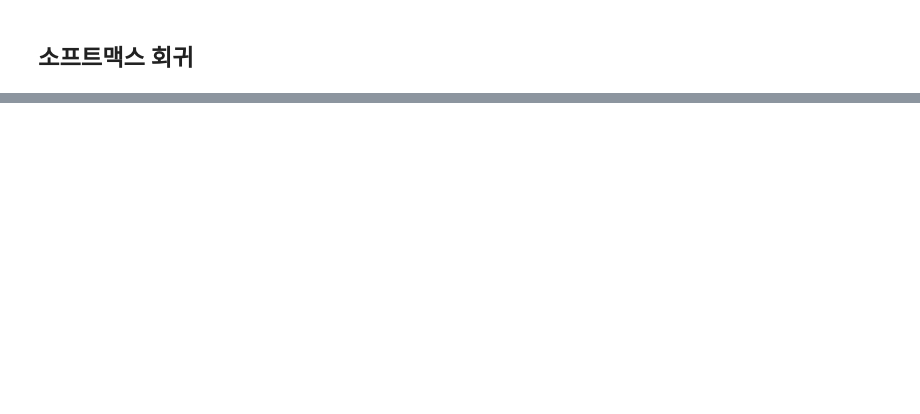
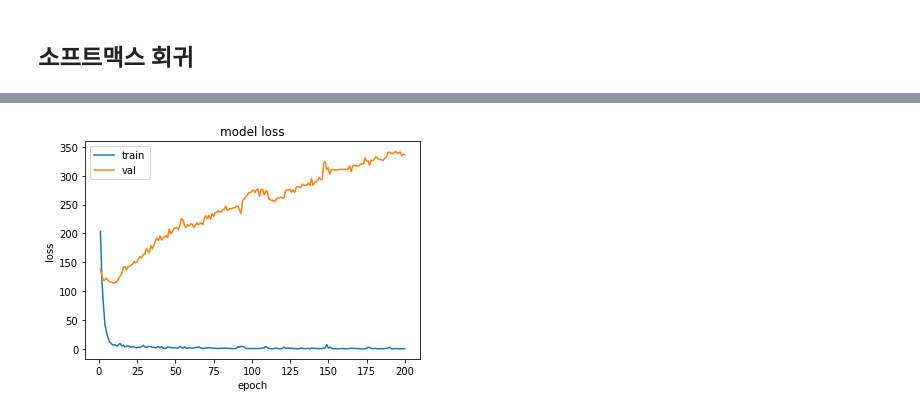
Before and after one commit to wolee777/Workspace-AI-NLP, a Jupyter notebook: 09.Movie-Review-Classification.ipynb, the cells around one changed output, grey strips where cells are left out. Saved outputs shown, nothing was run; the diff lists cells and outputs as text; code cells hidden in the pictures; blank space fills up the shorter version.

Commit message:
Movie review classification

```diff
--- a/09.Movie-Review-Classification.ipynb
+++ b/09.Movie-Review-Classification.ipynb
@@ -221,8 +254,8 @@ max_X_length
 # %% [output]
 593
 # %%
-X = pad_sequences( X, maxlen = max_X_length, padding = 'post' )
-X
+movie_token_pad_storys = pad_sequences( movie_token_int_storys, maxlen = max_X_length, padding = 'post' )
+movie_token_pad_storys
 # %% [output]
 array([[ 72,   1, 864, ...,   0,   0,   0],
        [ 11, 560,   1, ...,   0,   0,   0],
@@ -233,0 +276,3 @@ array([[ 72,   1, 864, ...,   0,   0,   0],
+# %%
+X = movie_token_pad_storys[ :300 ] # 학습용 feature X
+pred_X = movie_token_pad_storys[ 300: ] # 학습 후 테스트 feature X
@@ -258,6 +331,6 @@ array([ 0,  0,  1,  2,  3,  0,  0,  0,  0,  4,  0,  0,  1,  5,  6,  4,  4,
 # %%
-y = to_categorical( movie_genre_codes )
-y
+genre_data = to_categorical( movie_genre_codes )
+genre_data
 # %% [output]
 array([[1., 0., 0., ..., 0., 0., 0.],
        [1., 0., 0., ..., 0., 0., 0.],
@@ -266,3 +339,6 @@ array([[1., 0., 0., ..., 0., 0., 0.],
        [1., 0., 0., ..., 0., 0., 0.],
        [1., 0., 0., ..., 0., 0., 0.],
        [1., 0., 0., ..., 0., 0., 0.]], dtype=float32)
+# %%
+y = genre_data[ :300 ] # 학습용 label X
+pred_y = genre_data[ 300: ] # # 학습 후 테스트 label X
@@ -334,0 +447,11 @@ Epoch 200/200
+# %%
+epochs = range( 1, len( history.history[ 'accuracy' ] ) + 1 )
+plt.plot( epochs, history.history[ 'loss' ] )
+plt.plot(epochs, history.history[ 'val_loss' ] )
+plt.title( 'model loss' )
+plt.ylabel( 'loss' )
+plt.xlabel( 'epoch' )
+plt.legend( [ 'train', 'val' ], loc = 'upper left' )
+plt.show()
+# %% [output]
+[figure, added]
```
Also changed, not shown: parts of 41 cells of this notebook.
